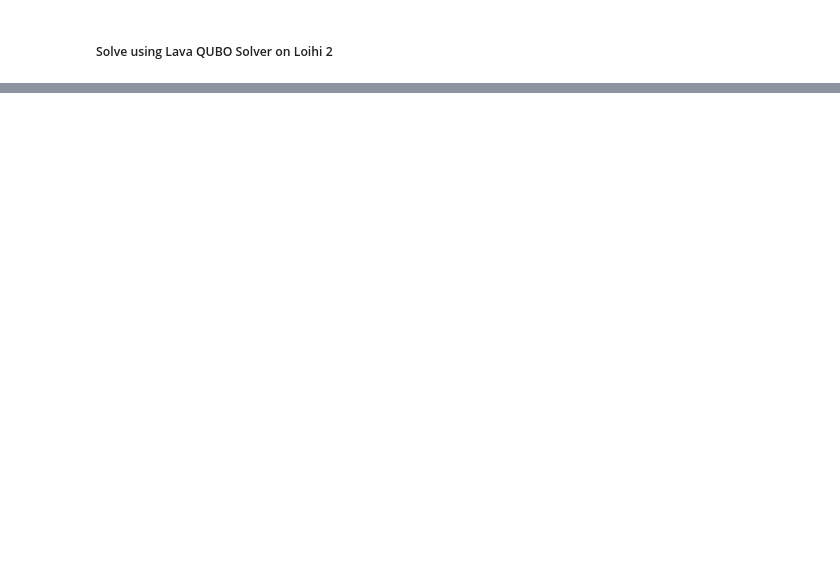
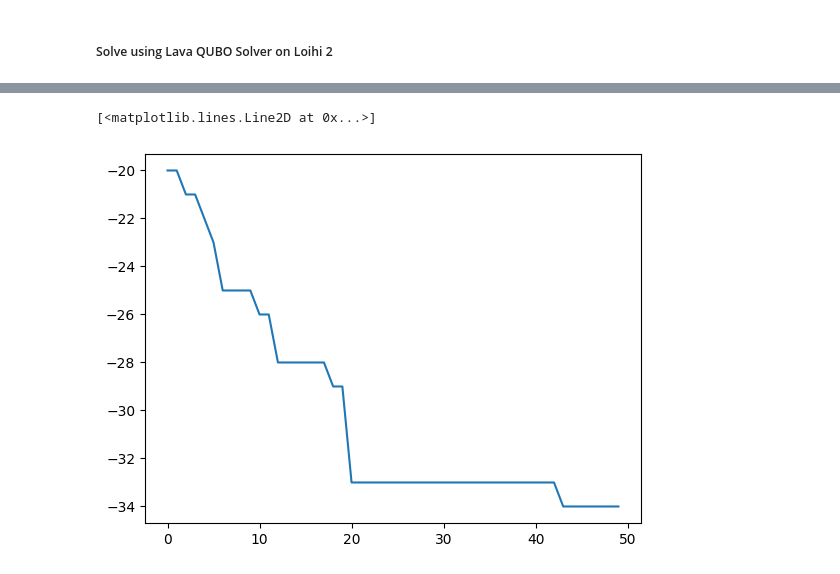
Before and after one commit to Parsa-Research-Laboratory/lmao, a Jupyter notebook: notebooks/demo_01_satellite_scheduler.ipynb, the cells around one changed output, grey strips where cells are left out. Drawn from its saved outputs; the diff is of its cells as text; code cells hidden in the pictures; blank space fills up the shorter version.

```diff
--- a/notebooks/demo_01_satellite_scheduler.ipynb
+++ b/notebooks/demo_01_satellite_scheduler.ipynb
@@ -174,0 +219,30 @@ plt.plot(result["y_log"])
+# %%
+num_initial_points = 10
+num_iterations = 50
+optimizer_class = "gp-cpu"
+
+from omegaconf import DictConfig
+from lmao.solver import BOSolver
+
+optimizer_config = DictConfig({
+    "num_initial_points": num_initial_points,
+    "max_iterations": num_iterations,
+    "num_processes": 2,
+    "num_repeats": 1,
+    "optimizer_class": optimizer_class,
+    "optimizer": {
+        "num_initial_points": num_initial_points,
+    },
+    "seed": 10,
+})
+
+solver = BOSolver(optimizer_config)
+
+start_time = time.time()
+result = solver.solve(
+    run_ssp,
+    use_lp=False,
+    search_space=search_space_int,
+)
+total_time = time.time() - start_time
+print(f"Total Time: {total_time}")
@@ -174,0 +278,5 @@ plt.plot(result["y_log"])
+# %%
+plt.plot(sorted(result["y_log"], reverse=True))
+# %% [output]
+[<matplotlib.lines.Line2D at 0x...>]
+[figure, added]
```
Also changed, not shown: parts of 17 cells of this notebook, 37 other files.
